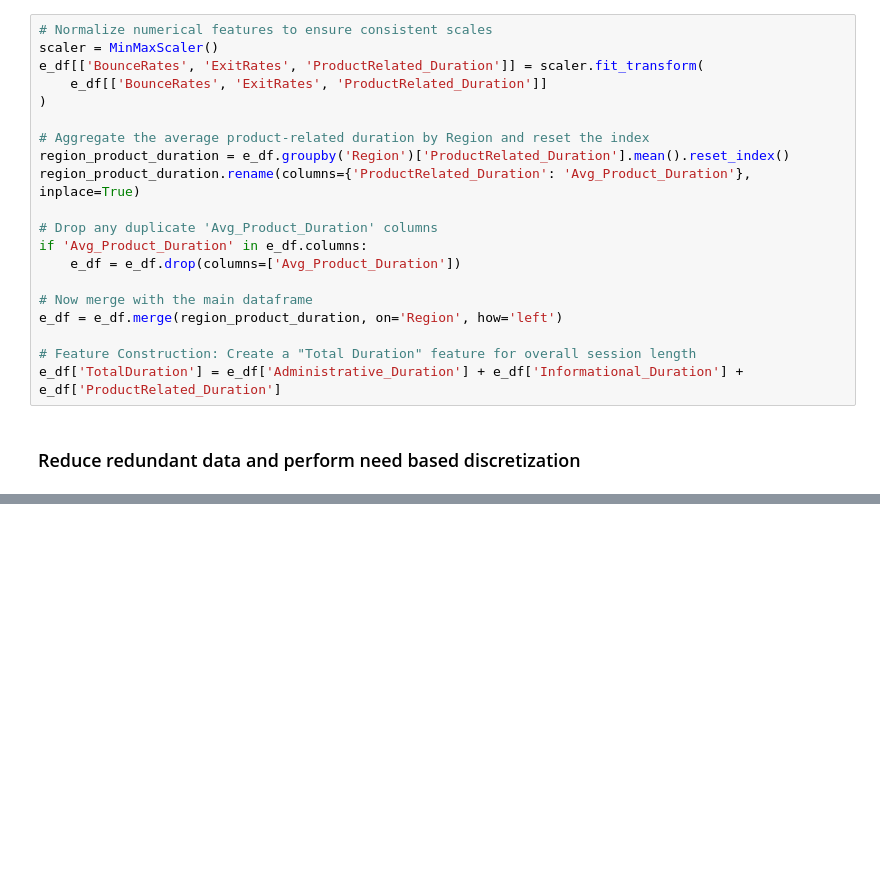
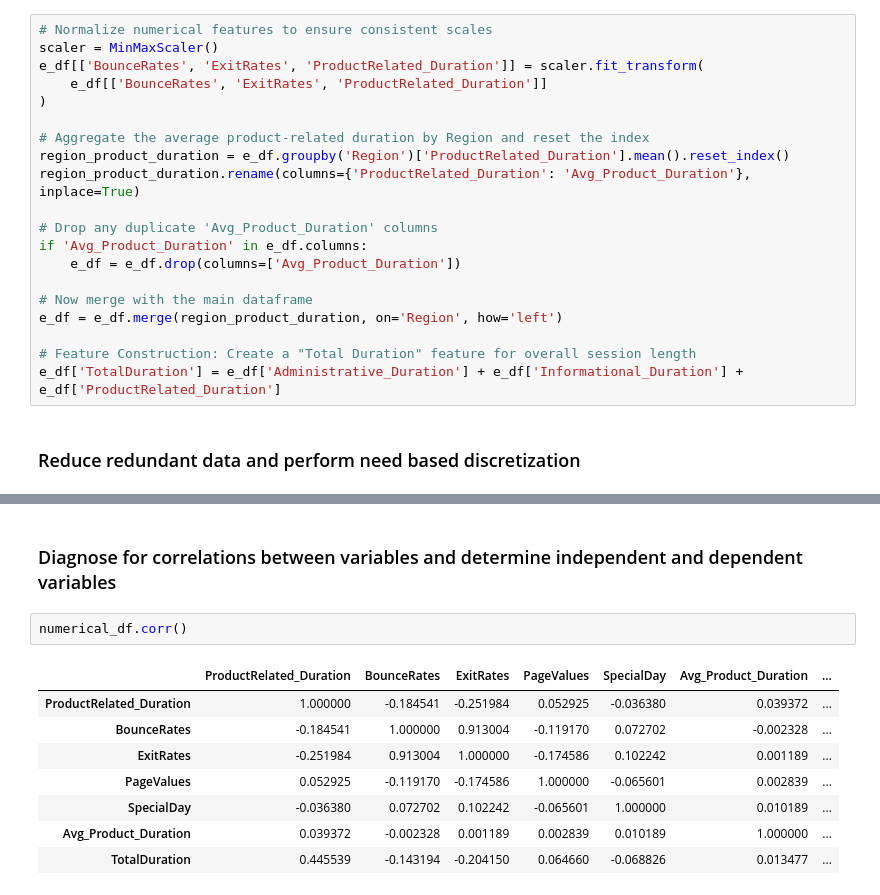
Before and after one commit to darth-franky/Applied-Data-Science, a Jupyter notebook: e_commerce_dataset.ipynb, the cells around one changed output, grey strips where cells are left out. Drawn from its saved outputs; the diff is of its cells as text; blank space fills up the shorter version.

```diff
--- a/e_commerce_dataset.ipynb
+++ b/e_commerce_dataset.ipynb
@@ -152,0 +239,13 @@ Data columns (total 21 columns):
+# %% [markdown]
+### Diagnose for correlations between variables and determine independent and dependent variables
+# %%
+numerical_df.corr()
+# %% [output]
+|  | ProductRelated_Duration | BounceRates | ExitRates | PageValues | SpecialDay | Avg_Product_Duration | ... |
+| ProductRelated_Duration | 1.000000 | -0.184541 | -0.251984 | 0.052925 | -0.036380 | 0.039372 | ... |
+| BounceRates | -0.184541 | 1.000000 | 0.913004 | -0.119170 | 0.072702 | -0.002328 | ... |
+| ExitRates | -0.251984 | 0.913004 | 1.000000 | -0.174586 | 0.102242 | 0.001189 | ... |
+| PageValues | 0.052925 | -0.119170 | -0.174586 | 1.000000 | -0.065601 | 0.002839 | ... |
+| SpecialDay | -0.036380 | 0.072702 | 0.102242 | -0.065601 | 1.000000 | 0.010189 | ... |
+| Avg_Product_Duration | 0.039372 | -0.002328 | 0.001189 | 0.002839 | 0.010189 | 1.000000 | ... |
+| TotalDuration | 0.445539 | -0.143194 | -0.204150 | 0.064660 | -0.068826 | 0.013477 | ... |
```
Also changed, not shown: parts of 14 cells of this notebook, 4 other files.
